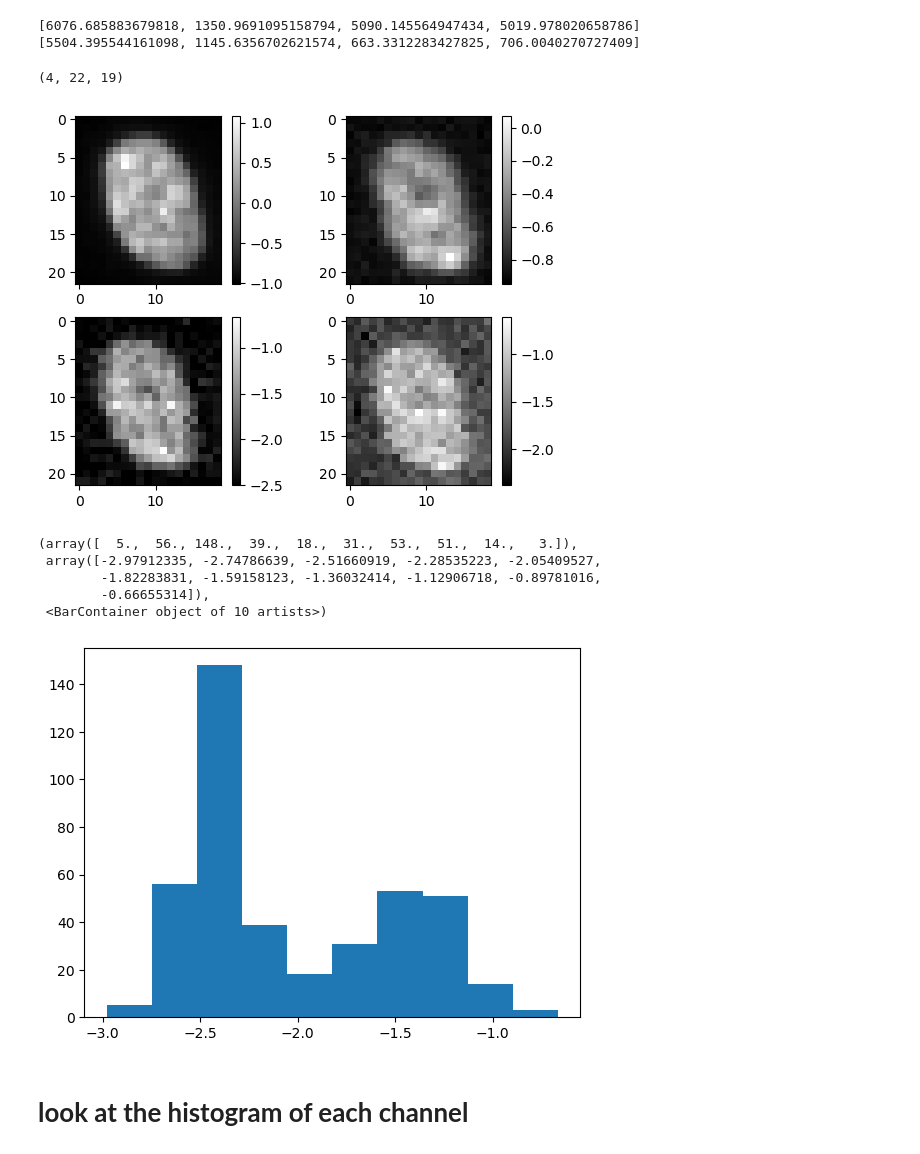
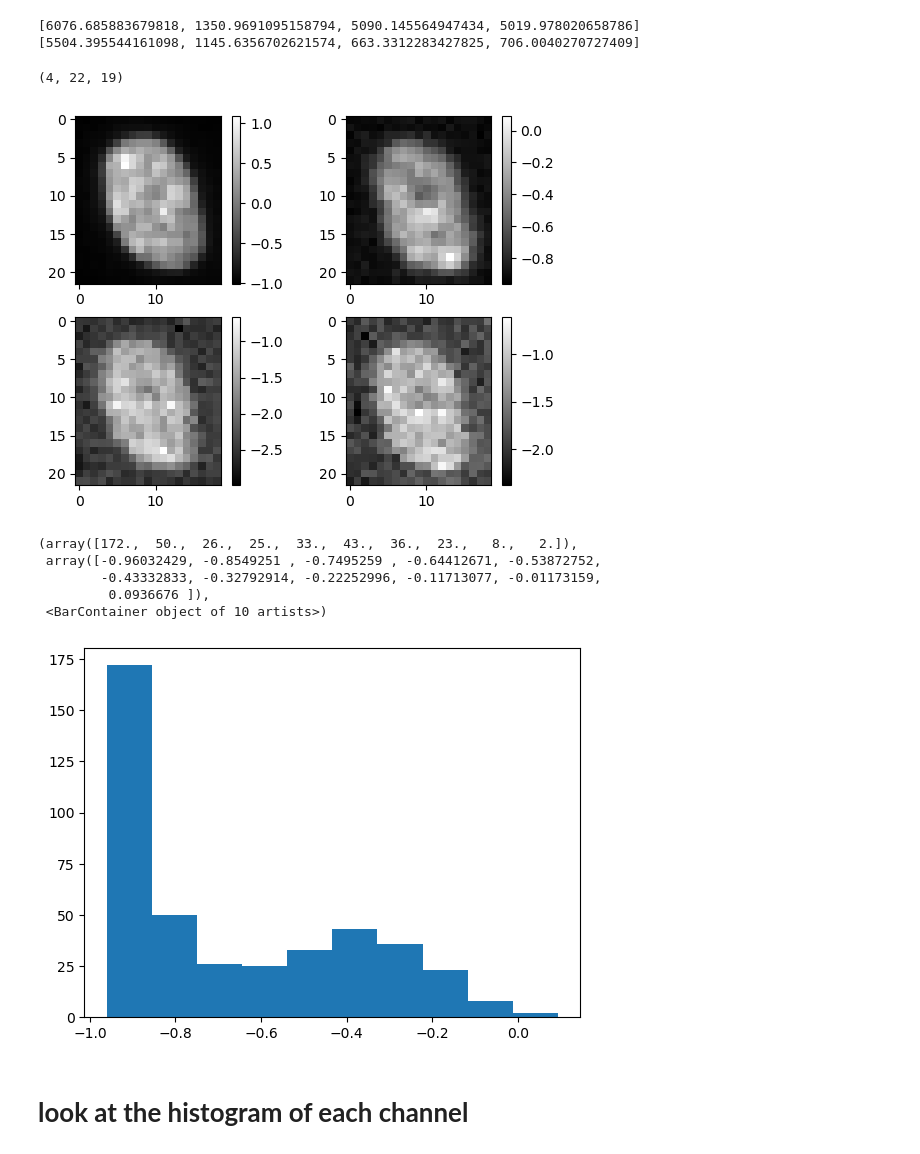
Before and after one commit to Xiao001010/JRA, a Jupyter notebook: preprocessing.ipynb, the cells around one changed output. Cells and saved outputs as stored; diff of their text form; code cells hidden in the pictures.

```diff
--- a/preprocessing.ipynb
+++ b/preprocessing.ipynb
@@ -207,8 +207,12 @@ file_list = os.listdir(data_path)
 [6076.685883679818, 1350.9691095158794, 5090.145564947434, 5019.978020658786]
 [5504.395544161098, 1145.6356702621574, 663.3312283427825, 706.0040270727409]
 # %%
-mean = np.array([6076.685883679818, 1350.9691095158794, 5090.145564947434, 5019.978020658786])
-std = np.array([5504.395544161098, 1145.6356702621574, 663.3312283427825, 706.0040270727409])
+# raw
+# mean = np.array([6076.685883679818, 1350.9691095158794, 5090.145564947434, 5019.978020658786])
+# std = np.array([5504.395544161098, 1145.6356702621574, 663.3312283427825, 706.0040270727409])
+
+mean = np.array([6071.00008939, 1333.11164146, 5088.6889315, 5019.25101443])
+std = np.array([5493.51552474, 1109.11673063, 660.90377311, 704.11820438])
 # %%
 data_path = 'data/single_cell_data/'
 
@@ -234,7 +238,8 @@ plt.subplot(2, 2, 2)
 plt.imshow(img[1], cmap='gray')
 plt.colorbar()
 plt.subplot(2, 2, 3)
-plt.imshow(img[2], cmap='gray', vmin=-2.5)
+# plt.imshow(img[2], cmap='gray', vmin=-2.5)
+plt.imshow(img[2], cmap='gray')
 plt.colorbar()
 plt.subplot(2, 2, 4)
 plt.imshow(img[3], cmap='gray')
@@ -242,16 +247,16 @@ plt.colorbar()
 plt.show()
 # %% [output]
 (4, 22, 19)
-[figure, old version]
+[figure, new version]
 # %%
-plt.hist((img[2]).flatten())
+plt.hist((img[1]).flatten())
 # %% [output]
-(array([  5.,  56., 148.,  39.,  18.,  31.,  53.,  51.,  14.,   3.]),
- array([-2.97912335, -2.74786639, -2.51660919, -2.28535223, -2.05409527,
-        -1.82283831, -1.59158123, -1.36032414, -1.12906718, -0.89781016,
-        -0.66655314]),
+(array([172.,  50.,  26.,  25.,  33.,  43.,  36.,  23.,   8.,   2.]),
+ array([-0.96032429, -0.8549251 , -0.7495259 , -0.64412671, -0.53872752,
+        -0.43332833, -0.32792914, -0.22252996, -0.11713077, -0.01173159,
+         0.0936676 ]),
  <BarContainer object of 10 artists>)
-[figure, old version]
+[figure, new version]
 # %% [markdown]
 # **look at the histogram of each channel**
 # %%
```
